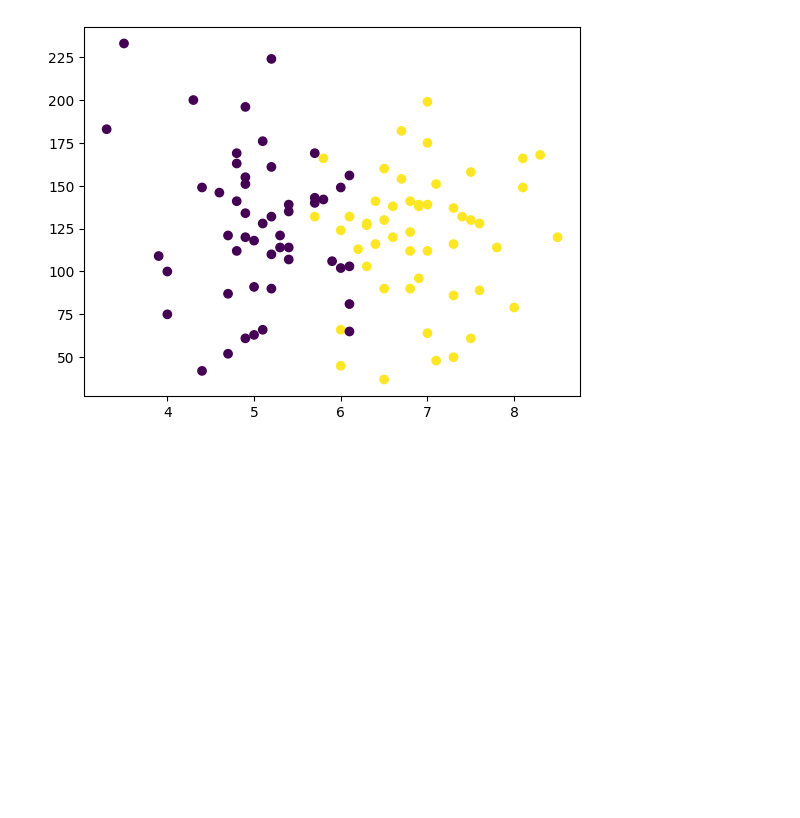
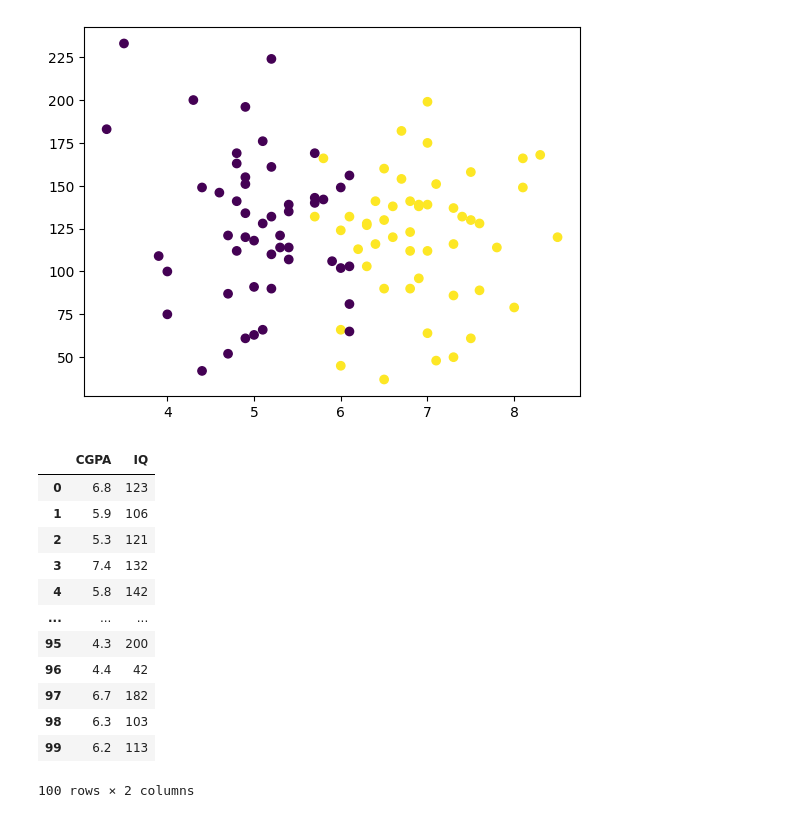
Before and after one commit to naimNB/100-days-of-machine-learning, a Jupyter notebook: day_2.ipynb, the cells around one changed output. Drawn from its saved outputs; the diff is of its cells as text; code cells hidden in the pictures; blank space fills up the shorter version.

```diff
--- a/day_2.ipynb
+++ b/day_2.ipynb
@@ -72,3 +72,22 @@ plt.scatter(df['CGPA'], df['IQ'], c=df['Placement'])
 # %% [output]
 <matplotlib.collections.PathCollection at 0x...>
 [figure]
+# %%
+x = df.iloc[ : , 0 : 2]
+y = df.iloc[ : ,-1]
+# %%
+x
+# %% [output]
+|  | CGPA | IQ |
+| 0 | 6.8 | 123 |
+| 1 | 5.9 | 106 |
+| 2 | 5.3 | 121 |
+| 3 | 7.4 | 132 |
+| 4 | 5.8 | 142 |
+| ... | ... | ... |
+| 95 | 4.3 | 200 |
+| 96 | 4.4 | 42 |
+| 97 | 6.7 | 182 |
+| 98 | 6.3 | 103 |
+| 99 | 6.2 | 113 |
+100 rows × 2 columns
```
Also changed, not shown: parts of 19 cells of this notebook, 1 other file.
